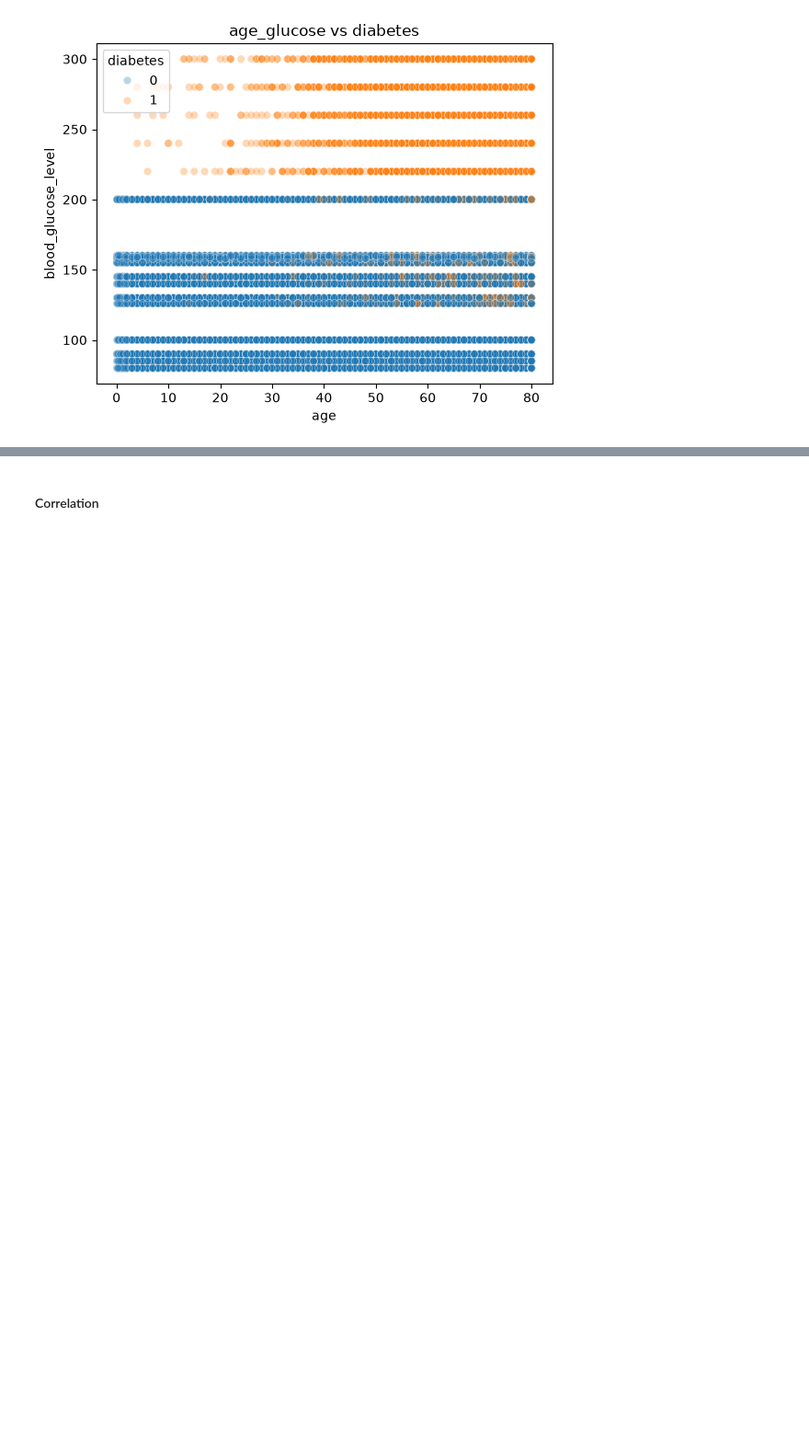
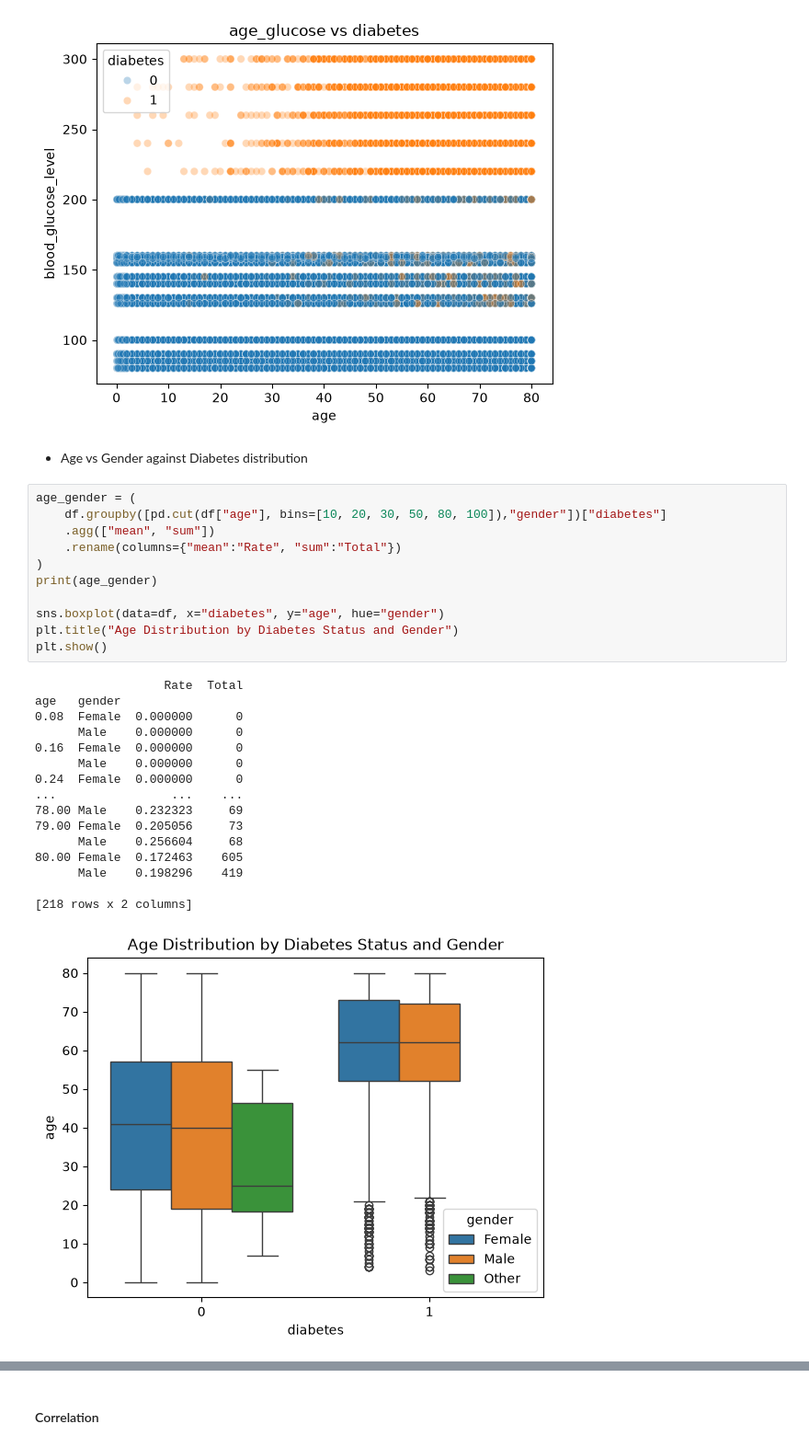
Before and after one commit to divneyrop/data-portfolio, a Jupyter notebook: notebooks/diabetes/eda.ipynb, the cells around one changed output, grey strips where cells are left out. Shown at 92% size. Saved outputs shown, nothing was run; the diff lists cells and outputs as text; blank space fills up the shorter version.

```diff
--- a/notebooks/diabetes/eda.ipynb
+++ b/notebooks/diabetes/eda.ipynb
@@ -345,3 +345,33 @@ blood_glucose_level age
                     (30, 50]       1.000000    380
                     (50, 80]       1.000000   1589
 [figure]
+# %% [markdown]
+* Age vs Gender against Diabetes distribution
+# %%
+age_gender = (
+    df.groupby([pd.cut(df["age"], bins=[10, 20, 30, 50, 80, 100]),"gender"])["diabetes"]
+    .agg(["mean", "sum"])
+    .rename(columns={"mean":"Rate", "sum":"Total"})
+)
+print(age_gender)
+
+sns.boxplot(data=df, x="diabetes", y="age", hue="gender")
+plt.title("Age Distribution by Diabetes Status and Gender")
+plt.show()
+# %% [output]
+                  Rate  Total
+age   gender
+0.08  Female  0.000000      0
+      Male    0.000000      0
+0.16  Female  0.000000      0
+      Male    0.000000      0
+0.24  Female  0.000000      0
+...                ...    ...
+78.00 Male    0.232323     69
+79.00 Female  0.205056     73
+      Male    0.256604     68
+80.00 Female  0.172463    605
+      Male    0.198296    419
+
+[218 rows x 2 columns]
+[figure, added]
```
Also changed, not shown: parts of 4 cells of this notebook, 1 other file.
